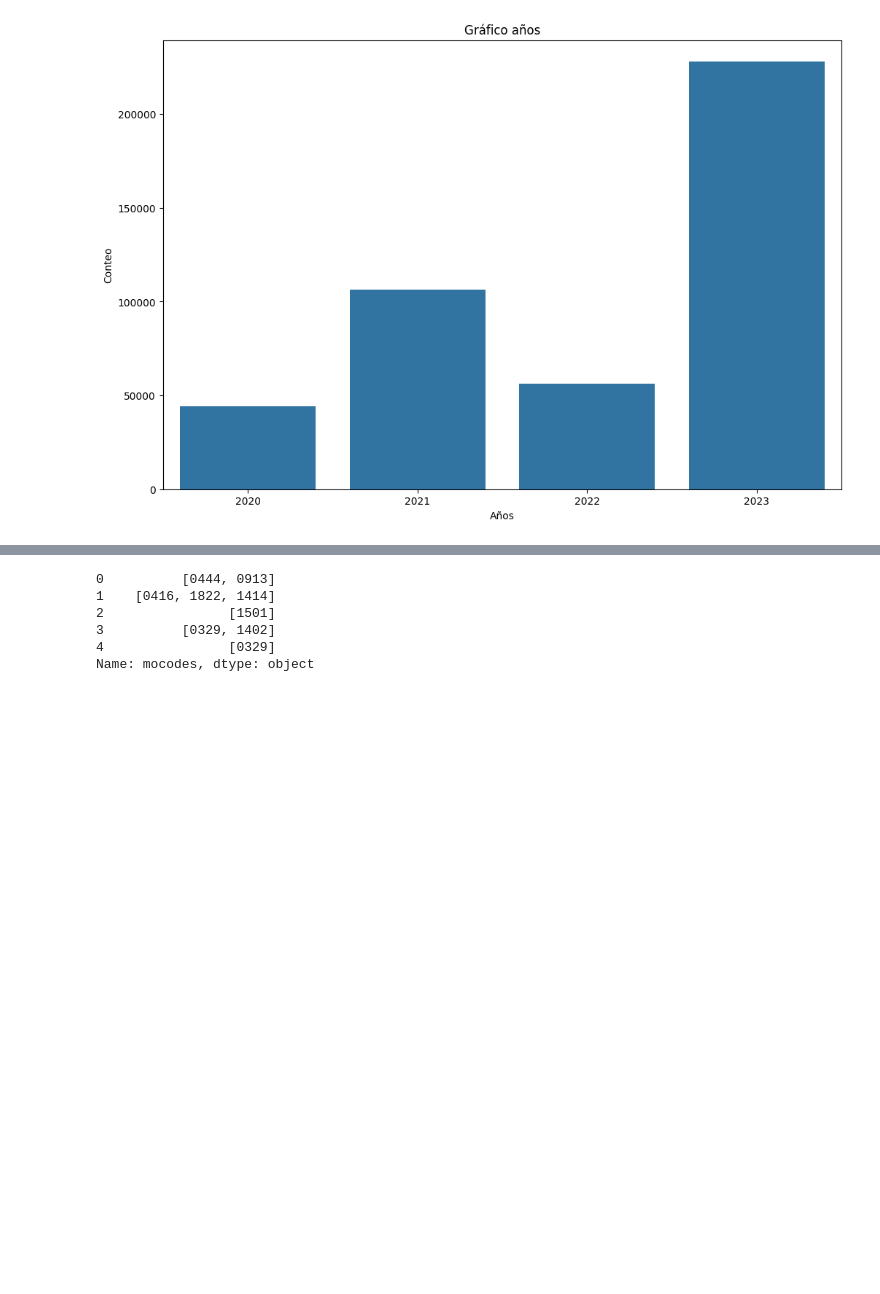
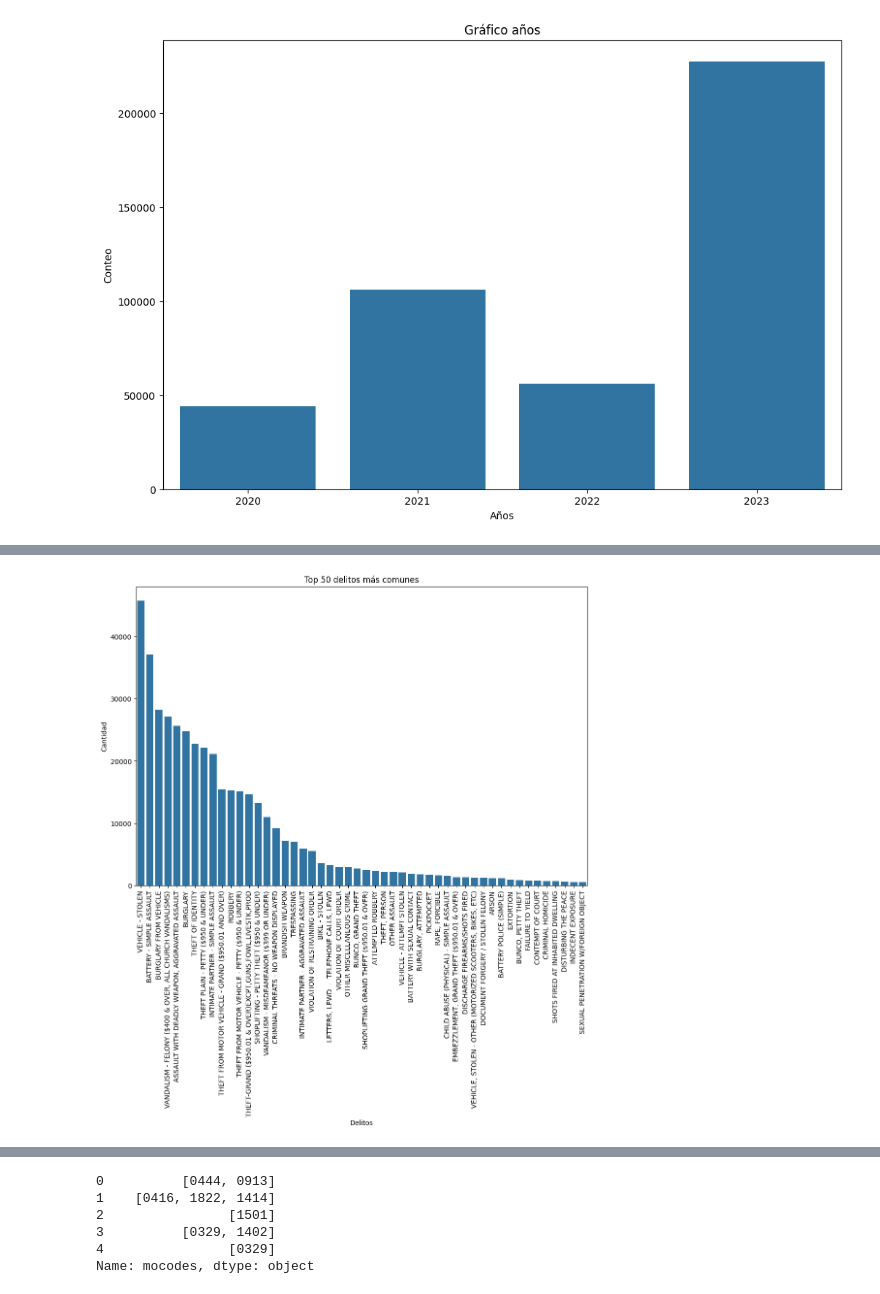
Before and after one commit to LAFG16/final_proyect_crime, a Jupyter notebook: src/04. EDA Crime Data.ipynb, the cells around one changed output, grey strips where cells are left out. Cells and saved outputs as stored; diff of their text form; code cells hidden in the pictures; blank space fills up the shorter version.

```diff
--- a/src/04. EDA Crime Data.ipynb
+++ b/src/04. EDA Crime Data.ipynb
@@ -139,2 +64,0 @@ Name: count, dtype: int64
-# %%
-total_data = total_data.loc[(total_data["date_occ"].dt.year != 2010) & (total_data["date_occ"].dt.year != 2011)]
@@ -164,3 +64,0 @@ drop_columns = ['dr_no', 'date_rptd', 'area',
-# %%
-total_data.drop(drop_columns, axis=1, inplace=True)
-total_data.head(2)
@@ -411,2 +108,0 @@ plt.show()
-# %%
-total_data["Weapon"] = total_data["weapon_desc"].isnull()
@@ -620,0 +109,4 @@ Name: count, dtype: int64
+# %%
+delitos=total_data.value_counts("crm_cd_desc")[0:50]
+delitos=pd.DataFrame(delitos)
+delitos.head()
@@ -620,0 +121,16 @@ Name: count, dtype: int64
+# %%
+plt.figure(figsize=(12, 8))
+
+# Crear el histograma utilizando Seaborn
+ax=sns.barplot(x=delitos.index, y=delitos['count'], data=delitos)
+
+# Configurar etiquetas y título
+plt.tick_params(axis = "x", labelrotation=90)
+plt.xlabel('Delitos')
+plt.ylabel('Cantidad')
+plt.title('Top 50 delitos más comunes')
+
+# Mostrar el gráfico
+plt.show()
+# %% [output]
+[figure, added]
```
Also changed, not shown: parts of 77 cells of this notebook, 3 other files.
